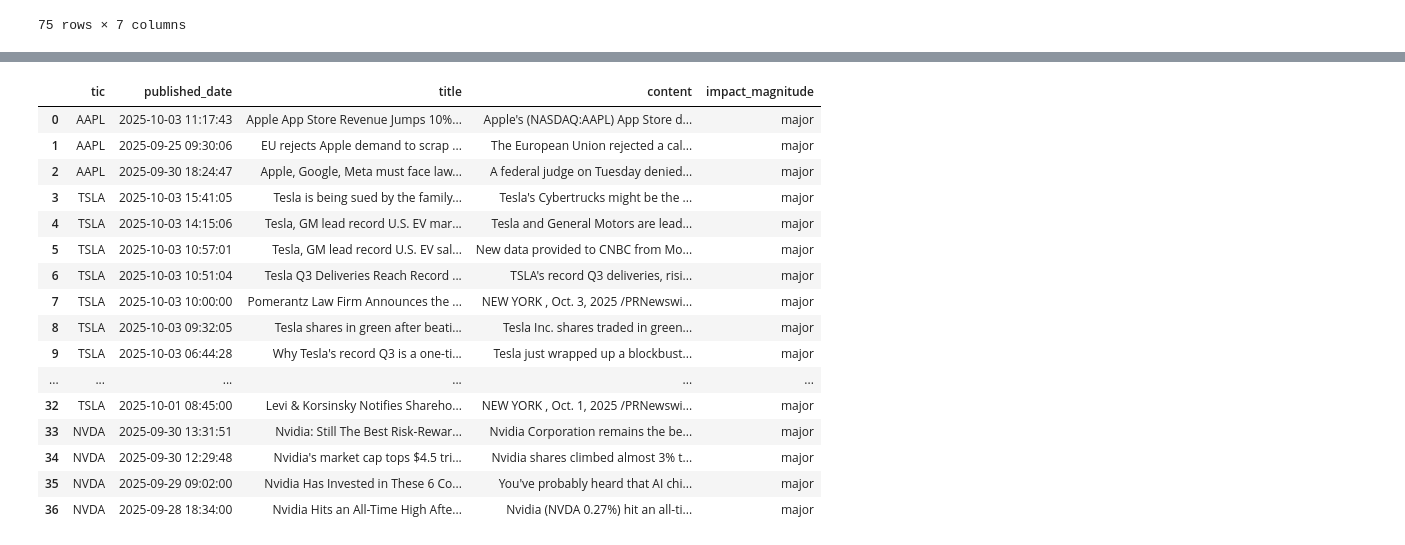
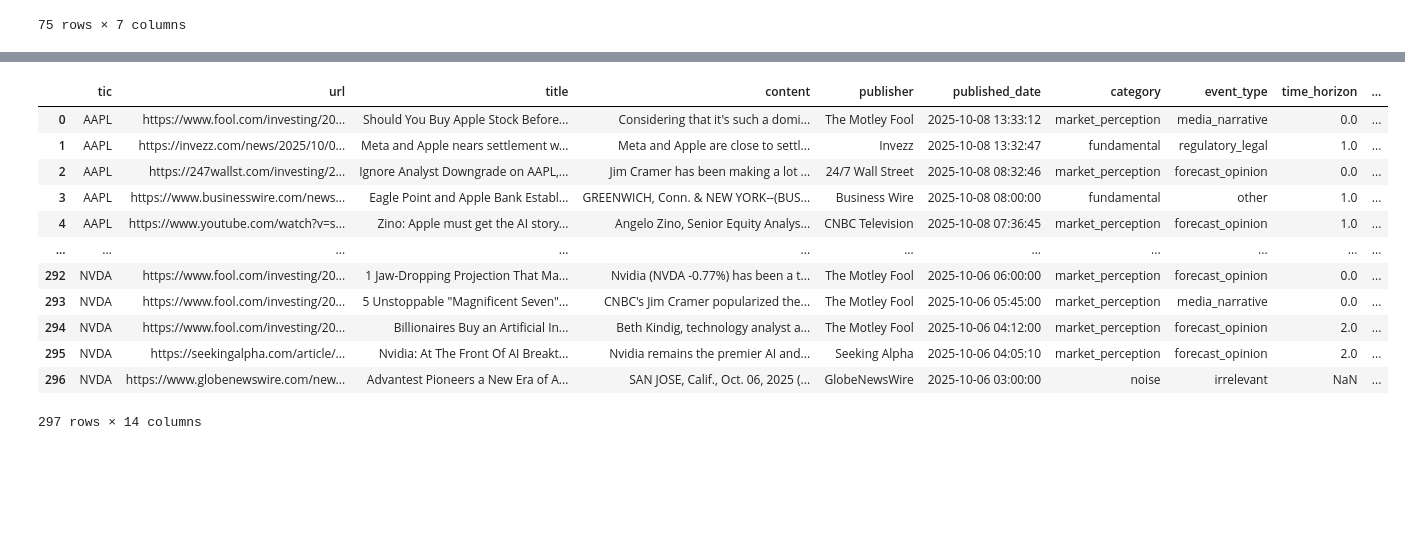
Before and after one commit to vincentsham/stock_ai_app, a Jupyter notebook: server/database/db_queries.ipynb, the cells around one changed output, grey strips where cells are left out. Drawn from its saved outputs; the diff is of its cells as text; code cells hidden in the pictures; blank space fills up the shorter version.

```diff
--- a/server/database/db_queries.ipynb
+++ b/server/database/db_queries.ipynb
@@ -400,31 +400,27 @@ if conn:
 # %%
 # Query the `news_analysis` table
 # Display all records without truncation
 # pd.set_option('display.max_colwidth', None)
 # pd.set_option('display.max_rows', None)
 conn = connect_to_db()
 if conn:
-    query = "SELECT tic, published_date, title, content, impact_magnitude FROM core.news_analysis WHERE impact_magnitude = 'major';"
+    query = "SELECT * FROM core.news_analysis;"
     df = pd.read_sql_query(query, conn)
     conn.close()
 
     # Display the data
     display(df)
 # %% [output]
-|  | tic | published_date | title | content | impact_magnitude |
-| 0 | AAPL | 2025-10-03 11:17:43 | Apple App Store Revenue Jumps 10%... | Apple's (NASDAQ:AAPL) App Store d... | major |
-| 1 | AAPL | 2025-09-25 09:30:06 | EU rejects Apple demand to scrap ... | The European Union rejected a cal... | major |
-| 2 | AAPL | 2025-09-30 18:24:47 | Apple, Google, Meta must face law... | A federal judge on Tuesday denied... | major |
-| 3 | TSLA | 2025-10-03 15:41:05 | Tesla is being sued by the family... | Tesla's Cybertrucks might be the ... | major |
-| 4 | TSLA | 2025-10-03 14:15:06 | Tesla, GM lead record U.S. EV mar... | Tesla and General Motors are lead... | major |
-| 5 | TSLA | 2025-10-03 10:57:01 | Tesla, GM lead record U.S. EV sal... | New data provided to CNBC from Mo... | major |
-| 6 | TSLA | 2025-10-03 10:51:04 | Tesla Q3 Deliveries Reach Record ... | TSLA's record Q3 deliveries, risi... | major |
-| 7 | TSLA | 2025-10-03 10:00:00 | Pomerantz Law Firm Announces the ... | NEW YORK , Oct. 3, 2025 /PRNewswi... | major |
-| 8 | TSLA | 2025-10-03 09:32:05 | Tesla shares in green after beati... | Tesla Inc. shares traded in green... | major |
-| 9 | TSLA | 2025-10-03 06:44:28 | Why Tesla's record Q3 is a one-ti... | Tesla just wrapped up a blockbust... | major |
-| ... | ... | ... | ... | ... | ... |
-| 32 | TSLA | 2025-10-01 08:45:00 | Levi & Korsinsky Notifies Shareho... | NEW YORK , Oct. 1, 2025 /PRNewswi... | major |
-| 33 | NVDA | 2025-09-30 13:31:51 | Nvidia: Still The Best Risk-Rewar... | Nvidia Corporation remains the be... | major |
-| 34 | NVDA | 2025-09-30 12:29:48 | Nvidia's market cap tops $4.5 tri... | Nvidia shares climbed almost 3% t... | major |
-| 35 | NVDA | 2025-09-29 09:02:00 | Nvidia Has Invested in These 6 Co... | You've probably heard that AI chi... | major |
-| 36 | NVDA | 2025-09-28 18:34:00 | Nvidia Hits an All-Time High Afte... | Nvidia (NVDA 0.27%) hit an all-ti... | major |
+|  | tic | url | title | content | publisher | published_date | category | event_type | time_horizon | ... |
+| 0 | AAPL | https://www.fool.com/investing/20... | Should You Buy Apple Stock Before... | Considering that it's such a domi... | The Motley Fool | 2025-10-08 13:33:12 | market_perception | media_narrative | 0.0 | ... |
+| 1 | AAPL | https://invezz.com/news/2025/10/0... | Meta and Apple nears settlement w... | Meta and Apple are close to settl... | Invezz | 2025-10-08 13:32:47 | fundamental | regulatory_legal | 1.0 | ... |
+| 2 | AAPL | https://247wallst.com/investing/2... | Ignore Analyst Downgrade on AAPL,... | Jim Cramer has been making a lot ... | 24/7 Wall Street | 2025-10-08 08:32:46 | market_perception | forecast_opinion | 0.0 | ... |
+| 3 | AAPL | https://www.businesswire.com/news... | Eagle Point and Apple Bank Establ... | GREENWICH, Conn. & NEW YORK--(BUS... | Business Wire | 2025-10-08 08:00:00 | fundamental | other | 1.0 | ... |
+| 4 | AAPL | https://www.youtube.com/watch?v=s... | Zino: Apple must get the AI story... | Angelo Zino, Senior Equity Analys... | CNBC Television | 2025-10-08 07:36:45 | market_perception | forecast_opinion | 1.0 | ... |
+| ... | ... | ... | ... | ... | ... | ... | ... | ... | ... | ... |
+| 292 | NVDA | https://www.fool.com/investing/20... | 1 Jaw-Dropping Projection That Ma... | Nvidia (NVDA -0.77%) has been a t... | The Motley Fool | 2025-10-06 06:00:00 | market_perception | forecast_opinion | 0.0 | ... |
+| 293 | NVDA | https://www.fool.com/investing/20... | 5 Unstoppable "Magnificent Seven"... | CNBC's Jim Cramer popularized the... | The Motley Fool | 2025-10-06 05:45:00 | market_perception | media_narrative | 0.0 | ... |
+| 294 | NVDA | https://www.fool.com/investing/20... | Billionaires Buy an Artificial In... | Beth Kindig, technology analyst a... | The Motley Fool | 2025-10-06 04:12:00 | market_perception | forecast_opinion | 2.0 | ... |
+| 295 | NVDA | https://seekingalpha.com/article/... | Nvidia: At The Front Of AI Breakt... | Nvidia remains the premier AI and... | Seeking Alpha | 2025-10-06 04:05:10 | market_perception | forecast_opinion | 2.0 | ... |
+| 296 | NVDA | https://www.globenewswire.com/new... | Advantest Pioneers a New Era of A... | SAN JOSE, Calif., Oct. 06, 2025 (... | GlobeNewsWire | 2025-10-06 03:00:00 | noise | irrelevant | NaN | ... |
+297 rows × 14 columns
```
Also changed, not shown: parts of 5 cells of this notebook, 8 other files.
